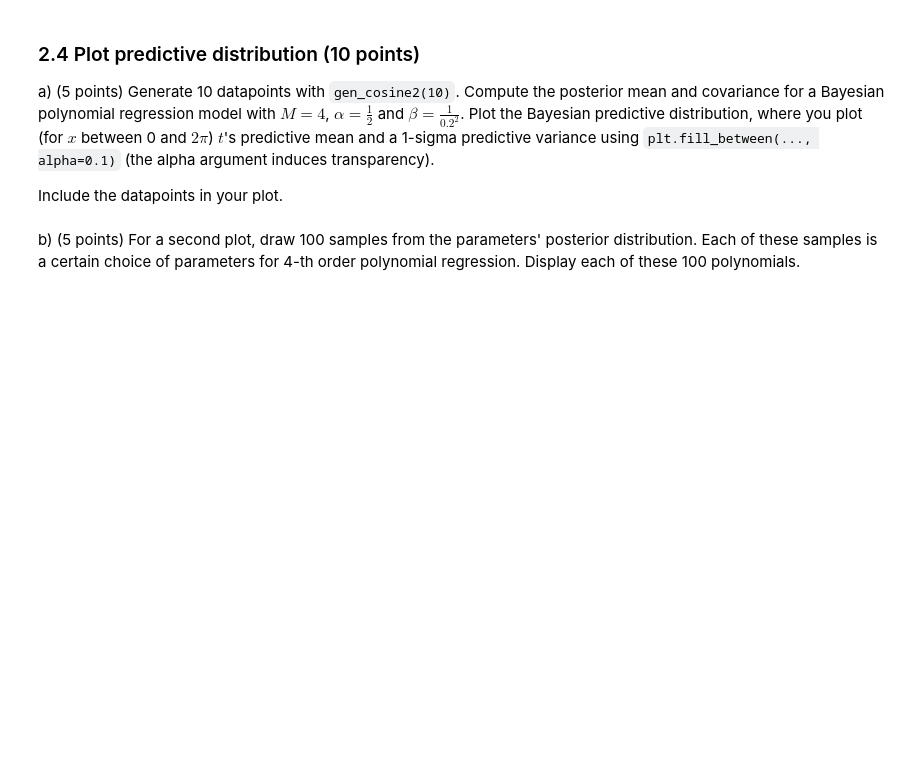
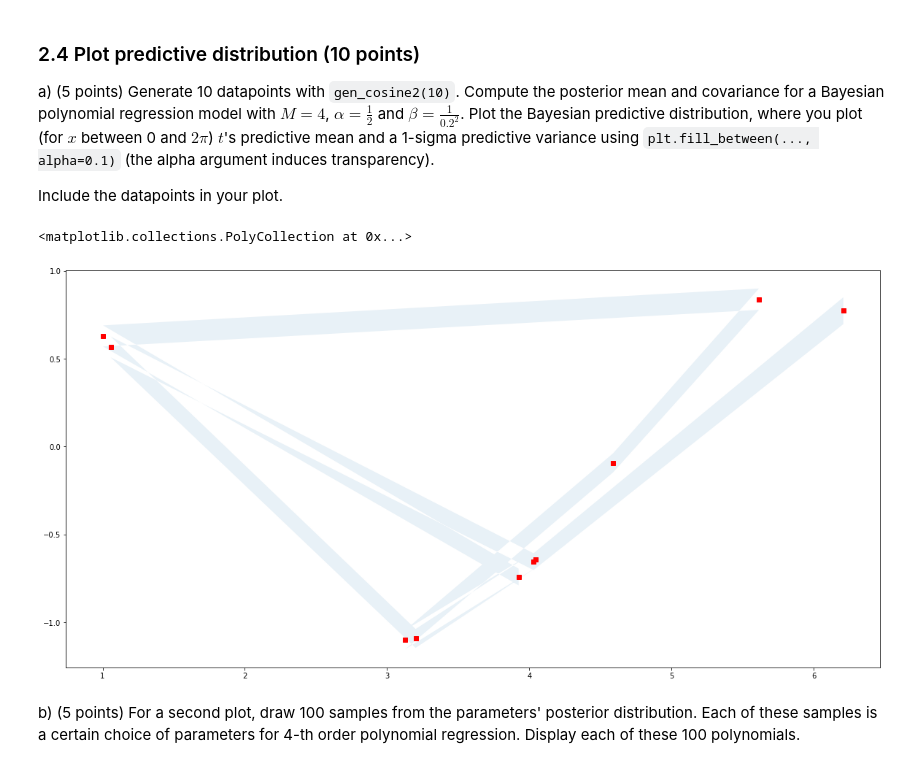
Before and after one commit to ArendvD/ML1, a Jupyter notebook: Lab1/lab1.ipynb, the cells around one changed output. Cells and saved outputs as stored; diff of their text form; code cells hidden in the pictures; blank space fills up the shorter version.

```diff
--- a/Lab1/lab1.ipynb
+++ b/Lab1/lab1.ipynb
@@ -382,19 +399,22 @@ Include the datapoints in your plot.
 # %%
 N = 10
 x, t = gen_cosine2(N)
 M = 4
 alpha = 0.5
 beta = 1/(0.2**2)
 
 m, S, _ = fit_polynomial_bayes(x,t,M,alpha,beta)
 
 mean, sigma, _ = predict_polynomial_bayes(x, m, S, beta)
 
 
 
 
-plt.plot(t,x)
-plt.fill_between(-sigma, sigma, alpha=0.1)
+plt.plot(x, mean, 'rs')
+plt.fill_between(x, mean-sigma, mean+sigma, alpha=0.1)
+# %% [output]
+<matplotlib.collections.PolyCollection at 0x...>
+[figure, added]
 # %% [markdown]
 b) (5 points) For a second plot, draw 100 samples from the parameters' posterior distribution. Each of these samples is a certain choice of parameters for 4-th order polynomial regression.
 Display each of these 100 polynomials.
```
Also changed, not shown: parts of 8 cells of this notebook.
